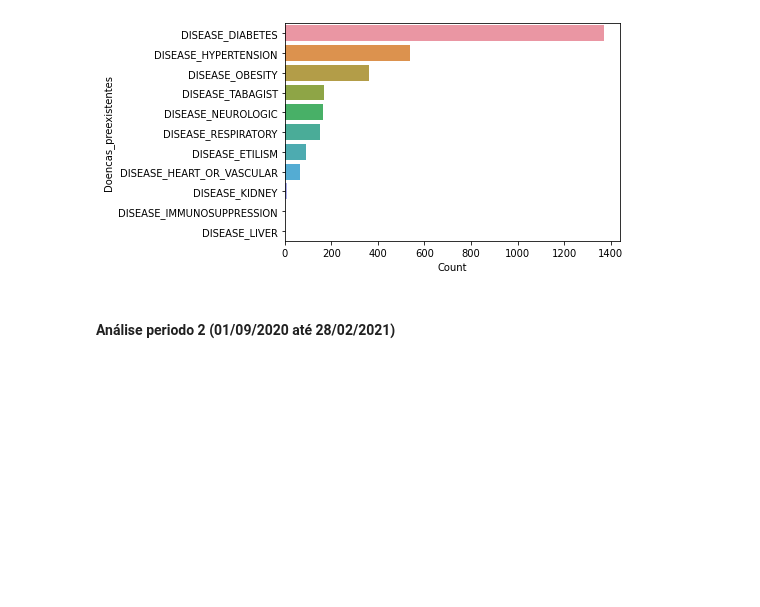
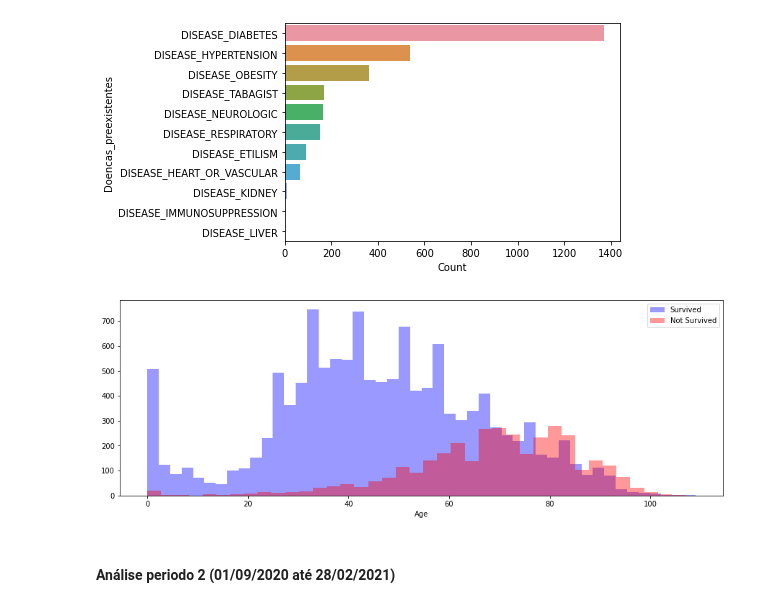
Before and after one commit to bielarnaud/Estudo_dados_de_covid, a Jupyter notebook: Codes/Casos_Graves.ipynb, the cells around one changed output. Cells and saved outputs as stored; diff of their text form; code cells hidden in the pictures; blank space fills up the shorter version.

```diff
--- a/Codes/Casos_Graves.ipynb
+++ b/Codes/Casos_Graves.ipynb
@@ -82,0 +49,6 @@ sns.barplot(data = df2.sort_values('Count', ascending=False), y="Sintoma", x="Co
+# %%
+analises = analises()
+analises.run_graves(df)
+df2 = analises.df2
+df3 = analises.df3
+df2
@@ -292,6 +195,10 @@ analises.plot_data_doencas()
 # %% [output]
 Análises gráficas quantitativa das doenças
 [figure]
+# %%
+analises.barplot_age()
+# %% [output]
+[figure, added]
 # %% [markdown]
 #### Análise periodo 2 (01/09/2020 até 28/02/2021)
 # %%
```
Also changed, not shown: parts of 21 cells of this notebook, 1 other file.
